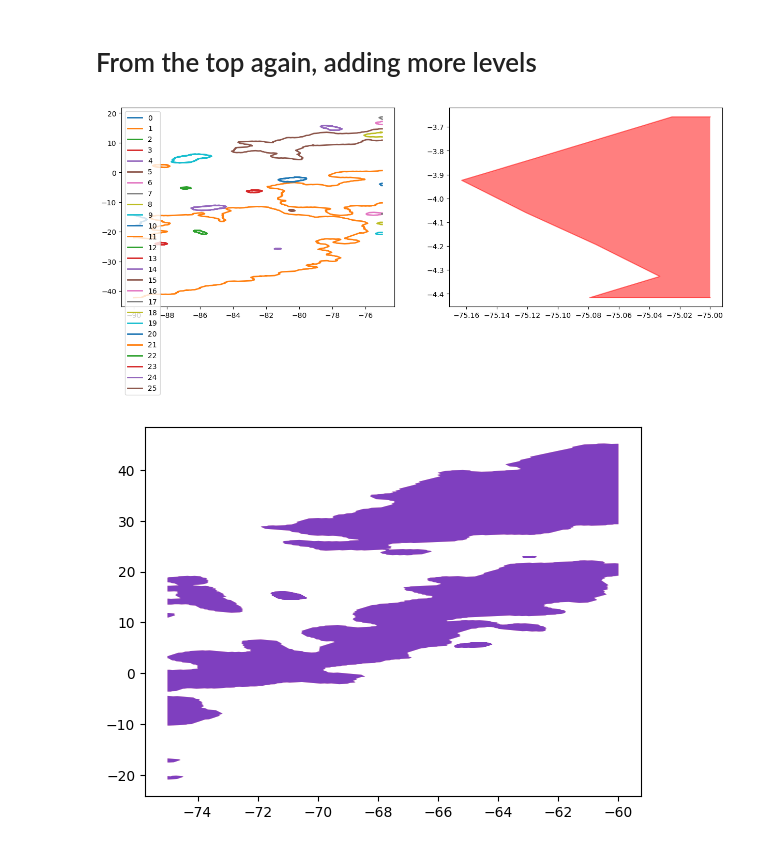
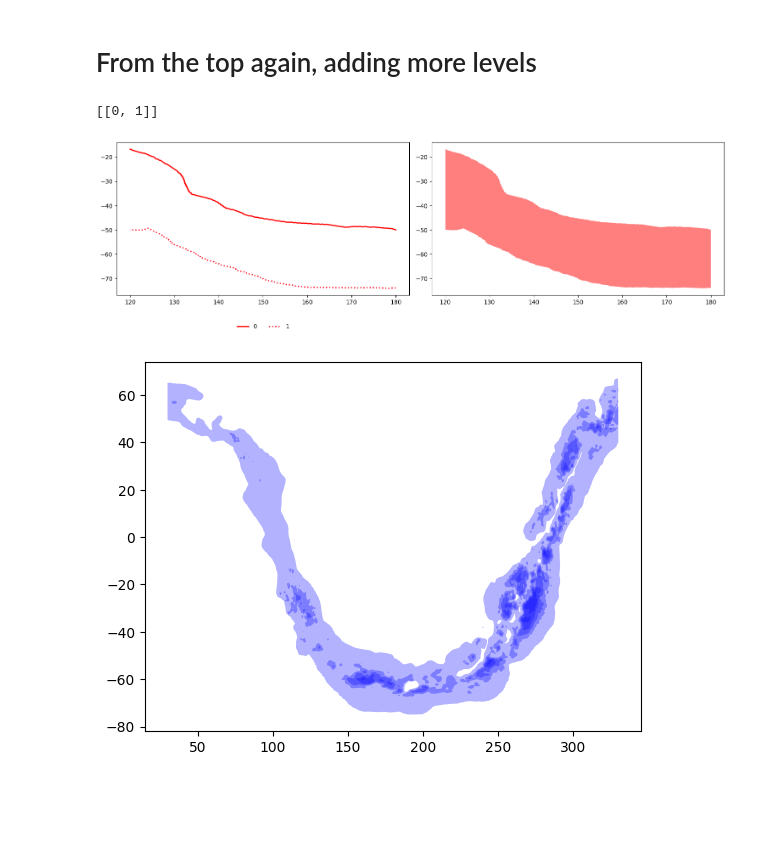
Before and after one commit to Giacomo-Menegatti/HARey_constellations_cards, a Jupyter notebook: milky-way-plot-2.ipynb, the cells around one changed output. Saved outputs shown, nothing was run; the diff lists cells and outputs as text; code cells hidden in the pictures; blank space fills up the shorter version.

Commit message:
finished splitting milky way shapes for the plot

```diff
--- a/milky-way-plot-2.ipynb
+++ b/milky-way-plot-2.ipynb
@@ -90,7 +90,7 @@ def merge_segments(segments):
 
     for i in range(len(segments)):
         for j in range(len(segments)):
-            if np.all(segments[i][0] == segments[j][-1]):
+            if np.all(segments[i][0] == segments[j][-1]) and not i==j:
                 used[i], used[j] = True, True
                 merged_segments.append(np.concatenate([segments[j], segments[i]]))
 
@@ -144,25 +143,36 @@ second_shapes = []
 # %%
 segments = []
 
-for ring in luminosity_levels[1]:
-    segments.extend(merge_segments(get_segments(ring, borders=(-90, -75))))
+for ring in luminosity_levels[0]:
+    segments.extend(merge_segments(get_segments(ring, borders=(120, 180))))
+
+cmap = plt.cm.get_cmap('hsv', len(segments))  # generates 30 distinct colors
+linestyles = ['-', ':']
 
 fig, (ax1, ax2) = plt.subplots(ncols = 2, figsize = (15,5))
 
-segments = [*segments, [segments[0][0]]]
+#segments = [*segments, [segments[0][0]]]
 
 for i, segment in enumerate(segments):
     x,y = zip(*segment)
-    ax1.plot(x, y, '-', lw=2, label=f'{i}')
+    linestyle = linestyles[i % len(linestyles)]
+    ax1.plot(x, y, color = cmap(i), ls=linestyle, lw=2, label=f'{i}')
 
-shape_rings = join_segs(segments, joins=[[0]], reverse=[6,9,7])
+joins = [[i] for i in range(len(segments))]
+joins = [[0,1]]
+print(joins)
+
+shape_rings = join_segs(segments, joins=joins, reverse=[0])
 for ring in shape_rings:
     x,y = zip(*ring)
     ax2.fill(x, y, 'r', alpha=0.5)
-    ax2.plot(x, y, 'r', alpha=0.5)
+    #ax2.plot(x, y, 'r', alpha=0.5)
 
 ax1.set_aspect('auto')
-ax1.legend()
+ax1.legend(loc='upper center', bbox_to_anchor=(0.5, -0.15), ncol=5, frameon=False)
+plt.tight_layout()
+plt.subplots_adjust(bottom=0.25)
 plt.show()
 # %% [output]
+[[0, 1]]
-[figure, old version]
+[figure, new version]
@@ -173,12 +181,11 @@ shapes.append(shape_rings)
 # %%
-for shape in shapes:
-    for ring in shape:
-        x,y = zip(*ring)
-        plt.fill(x,y, 'r', alpha=0.5)
-
-for shape in second_shapes:
-    for ring in shape:
-        x,y = zip(*ring)
-        plt.fill(x,y, 'b', alpha=0.5)
+for color, level in zip(['r', 'g', 'b', 'y', 'k'], shapes.values()):
+    for shape in level:
+        x, y = zip(*shape)
+        x = np.array(x)
+        y = np.array(y)
+        x = x%360
+        mask = (x >30) & (x < 330)
+        plt.fill(x[mask],y[mask], 'b', alpha=0.3)
 # %% [output]
-[figure, old version]
+[figure, new version]
```
Also changed, not shown: parts of 7 cells of this notebook, 4 other files.
